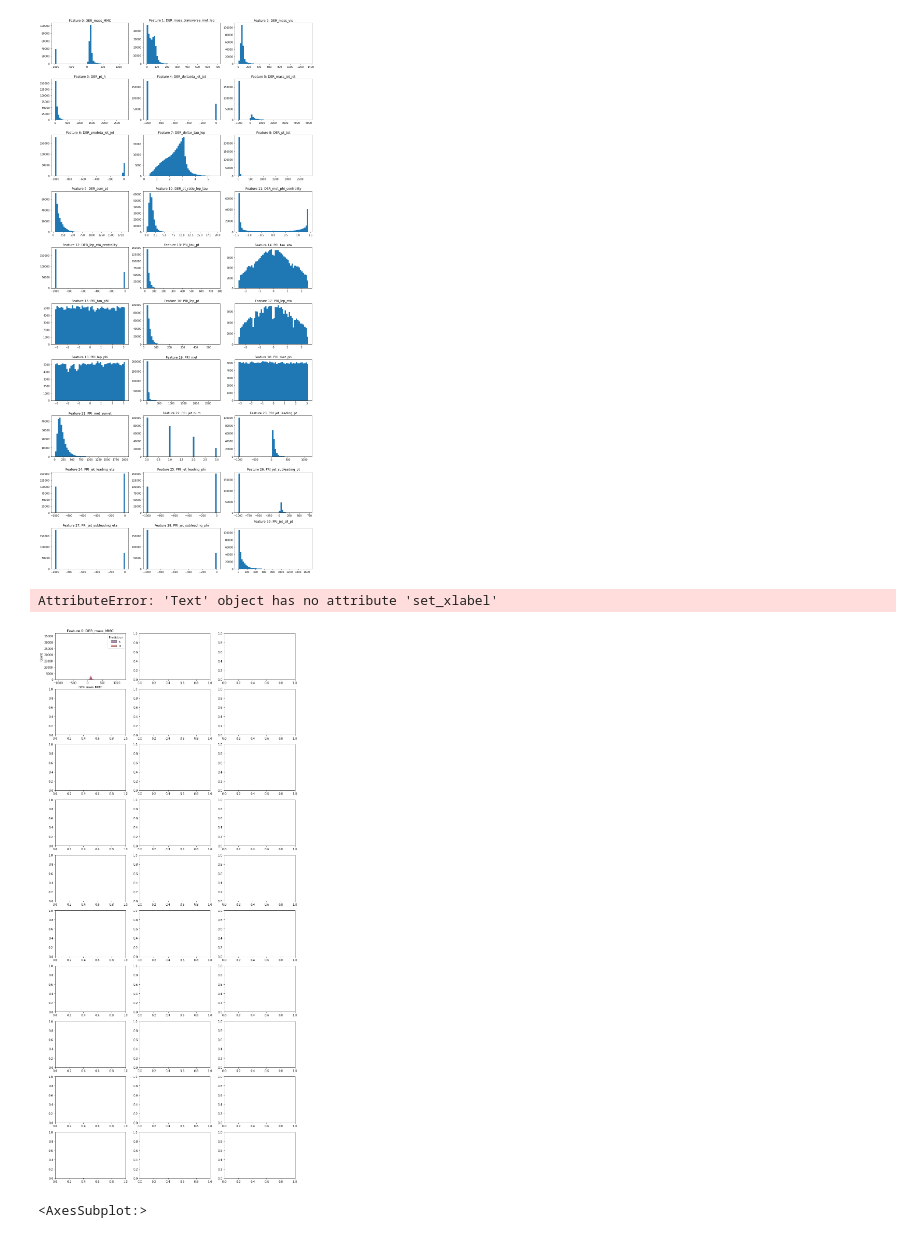
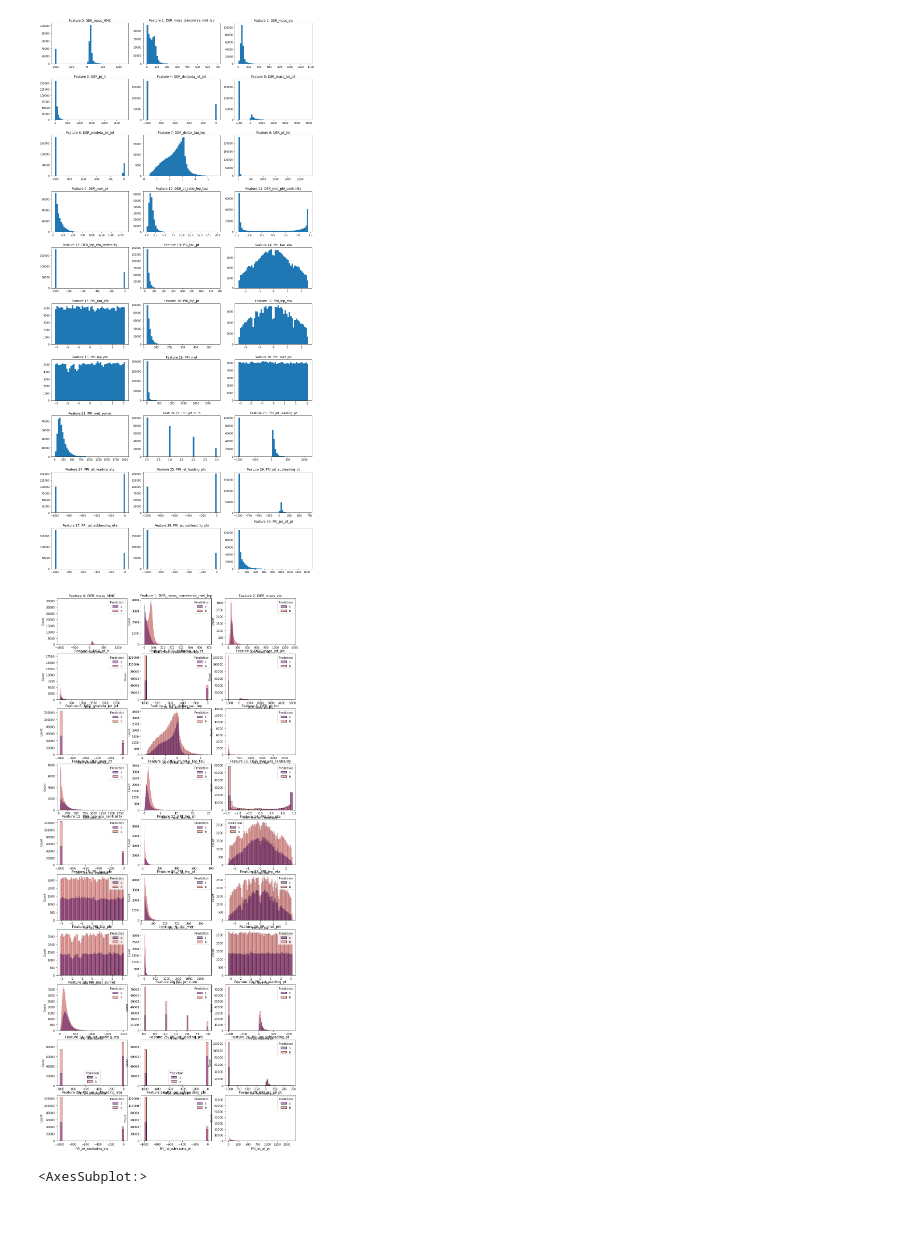
Before and after one commit to mismayil/higgs-boson, a Jupyter notebook: exploration.ipynb, the cells around one changed output. Cells and saved outputs as stored; diff of their text form; code cells hidden in the pictures.

```diff
--- a/exploration.ipynb
+++ b/exploration.ipynb
@@ -43,15 +43,14 @@ plot_features_distrib(tX)
 # %%
 def seaborn_plot_features(df):
     f, a = plt.subplots(10, 3, figsize=(15, 35))
     i=0
     for feature_name in df.columns[2:]:
         plt.subplot(10,3,i+1)
-        sns.histplot(data=df, hue='Prediction', x=feature_name, palette="magma", multiple="layer").set_title("Feature {}: {}".format(i, feature_name)).set_xlabel("")
+        sns.histplot(data=df, hue='Prediction', x=feature_name, palette="magma", multiple="layer").set_title("Feature {}: {}".format(i, feature_name))
         i+=1
 seaborn_plot_features(df)
 # %% [output]
-AttributeError: 'Text' object has no attribute 'set_xlabel'
-[figure, old version]
+[figure, new version]
 # %%
 corr = df.corr()
 mask = np.triu(np.ones_like(corr, dtype=bool))
```
Also changed, not shown: parts of 1 cell of this notebook, 1 other file.
